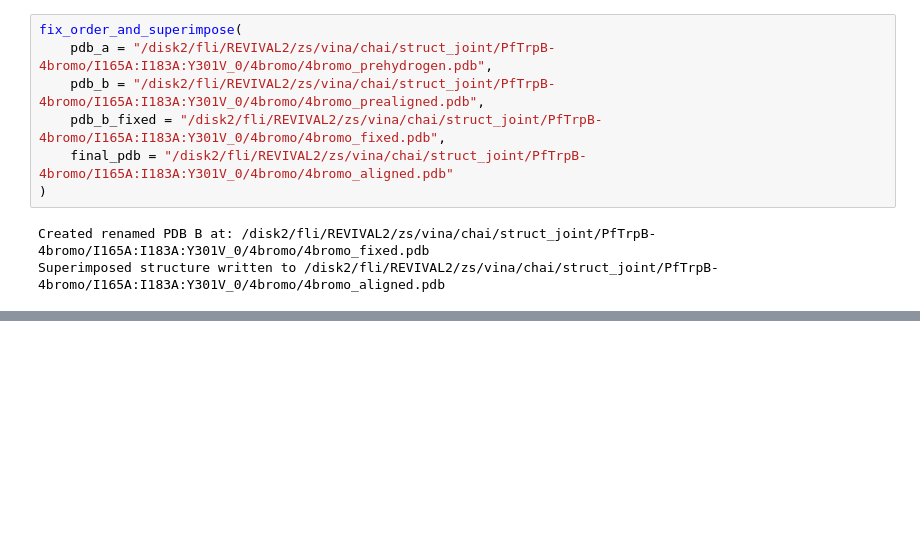
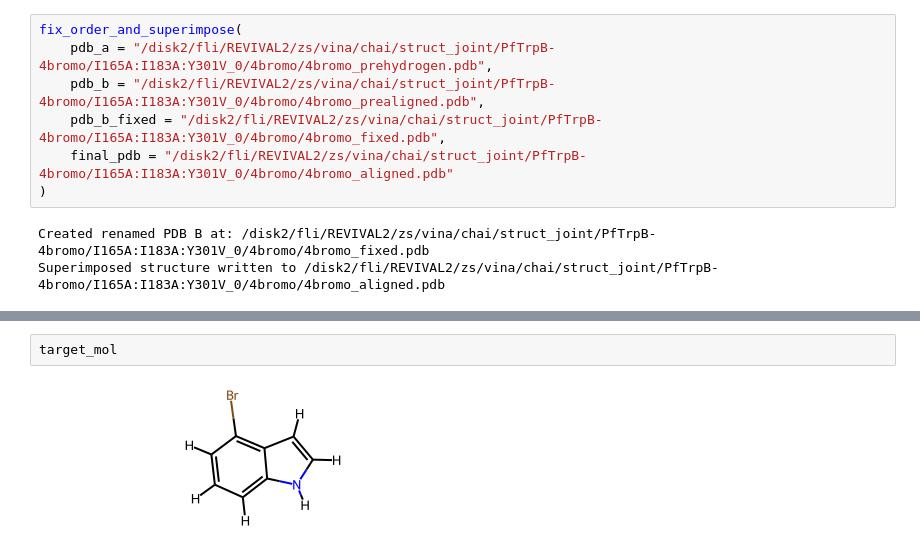
Before and after one commit to fhalab/substrate_aware_zs, a Jupyter notebook: sandbox/test_vina.ipynb, the cells around one changed output, grey strips where cells are left out. Drawn from its saved outputs; the diff is of its cells as text; blank space fills up the shorter version.

```diff
--- a/sandbox/test_vina.ipynb
+++ b/sandbox/test_vina.ipynb
@@ -847,0 +888,4 @@ Superimposed structure written to /disk2/fli/REVIVAL2/zs/vina/chai/struct_joint/
+# %%
+target_mol
+# %% [output]
+[figure, added]
```
Also changed, not shown: parts of 10 cells of this notebook, 1 other file.
